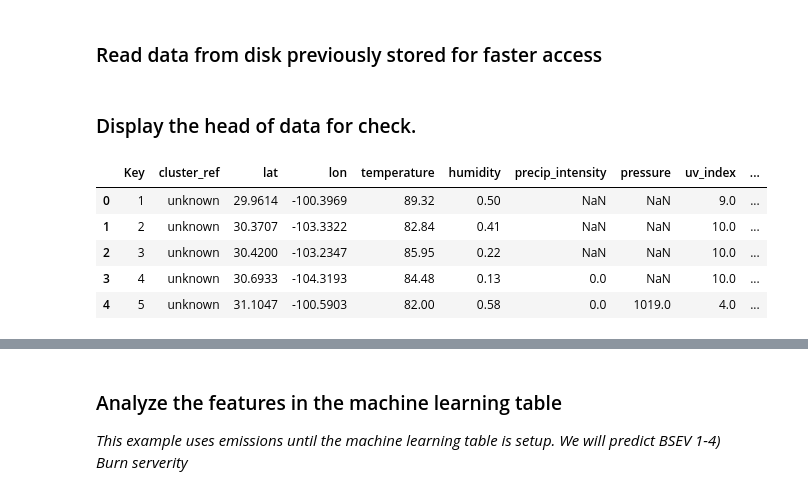
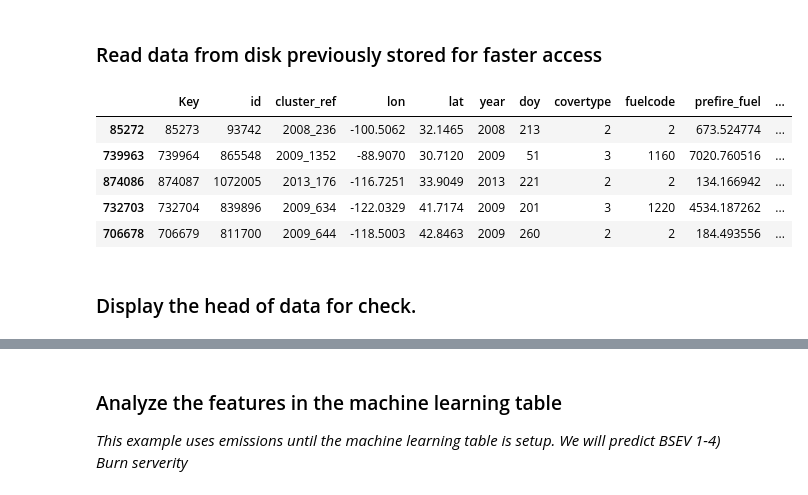
Before and after one commit to NahidGithub/Predicting-Wildfires, a Jupyter notebook: notebooks/WildFires_Data_Exploration.ipynb, the cells around one changed output, grey strips where cells are left out. Saved outputs shown, nothing was run; the diff lists cells and outputs as text; code cells hidden in the pictures.

```diff
--- a/notebooks/WildFires_Data_Exploration.ipynb
+++ b/notebooks/WildFires_Data_Exploration.ipynb
@@ -81,10 +83,14 @@ dfEmissions.to_csv('data/emissions.csv', index = False)
 # %%
 #Read the data from disk for faster access
 
-#read the raw data from the database stored on disk
-dfWeather = pd.read_csv('data/weather.csv')
-dfEmissions = pd.read_csv('data/emissions.csv')
+#Read the data from disk for faster access
+dfEmissions = pd.read_csv('data/emissions1.csv').sample(800000)
 
-#read the updated ML cvs files stored at the end of the notebook
-#dfWeather = pd.read_csv('data/weather_ML.csv')
-#dfEmissions = pd.read_csv('data/emissions_ML.csv')
+dfEmissions.head()
+# %% [output]
+|  | Key | id | cluster_ref | lon | lat | year | doy | covertype | fuelcode | prefire_fuel | ... |
+| 85272 | 85273 | 93742 | 2008_236 | -100.5062 | 32.1465 | 2008 | 213 | 2 | 2 | 673.524774 | ... |
+| 739963 | 739964 | 865548 | 2009_1352 | -88.9070 | 30.7120 | 2009 | 51 | 3 | 1160 | 7020.760516 | ... |
+| 874086 | 874087 | 1072005 | 2013_176 | -116.7251 | 33.9049 | 2013 | 221 | 2 | 2 | 134.166942 | ... |
+| 732703 | 732704 | 839896 | 2009_634 | -122.0329 | 41.7174 | 2009 | 201 | 3 | 1220 | 4534.187262 | ... |
+| 706678 | 706679 | 811700 | 2009_644 | -118.5003 | 42.8463 | 2009 | 260 | 2 | 2 | 184.493556 | ... |
@@ -91,11 +99,2 @@ dfEmissions = pd.read_csv('data/emissions.csv')
 # %% [markdown]
 ### Display the head of data for check.
-# %%
-dfWeather.head()
-# %% [output]
-|  | Key | cluster_ref | lat | lon | temperature | humidity | precip_intensity | pressure | uv_index | ... |
-| 0 | 1 | unknown | 29.9614 | -100.3969 | 89.32 | 0.50 | NaN | NaN | 9.0 | ... |
-| 1 | 2 | unknown | 30.3707 | -103.3322 | 82.84 | 0.41 | NaN | NaN | 10.0 | ... |
-| 2 | 3 | unknown | 30.4200 | -103.2347 | 85.95 | 0.22 | NaN | NaN | 10.0 | ... |
-| 3 | 4 | unknown | 30.6933 | -104.3193 | 84.48 | 0.13 | 0.0 | NaN | 10.0 | ... |
-| 4 | 5 | unknown | 31.1047 | -100.5903 | 82.00 | 0.58 | 0.0 | 1019.0 | 4.0 | ... |
```
Also changed, not shown: parts of 21 cells of this notebook.
